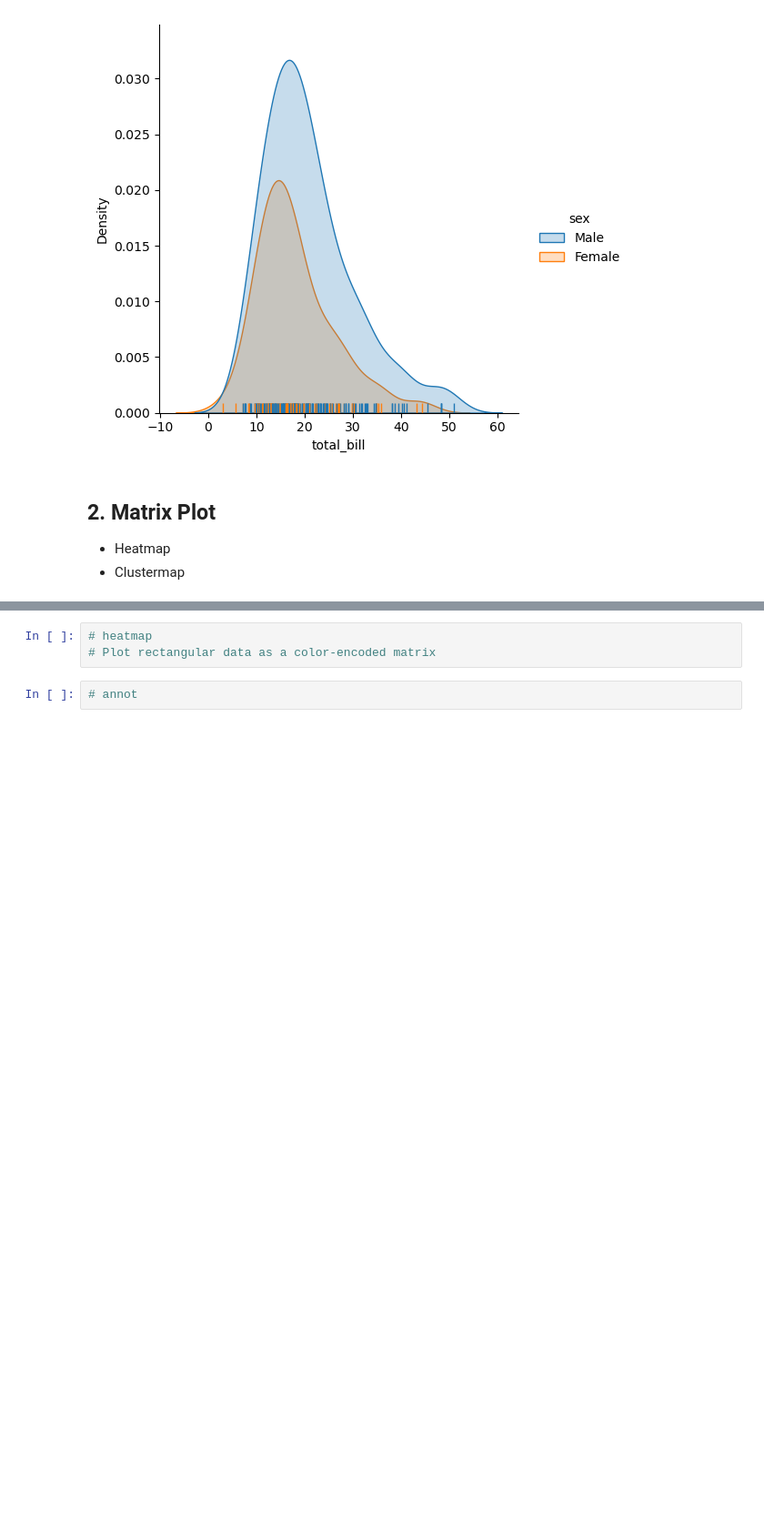
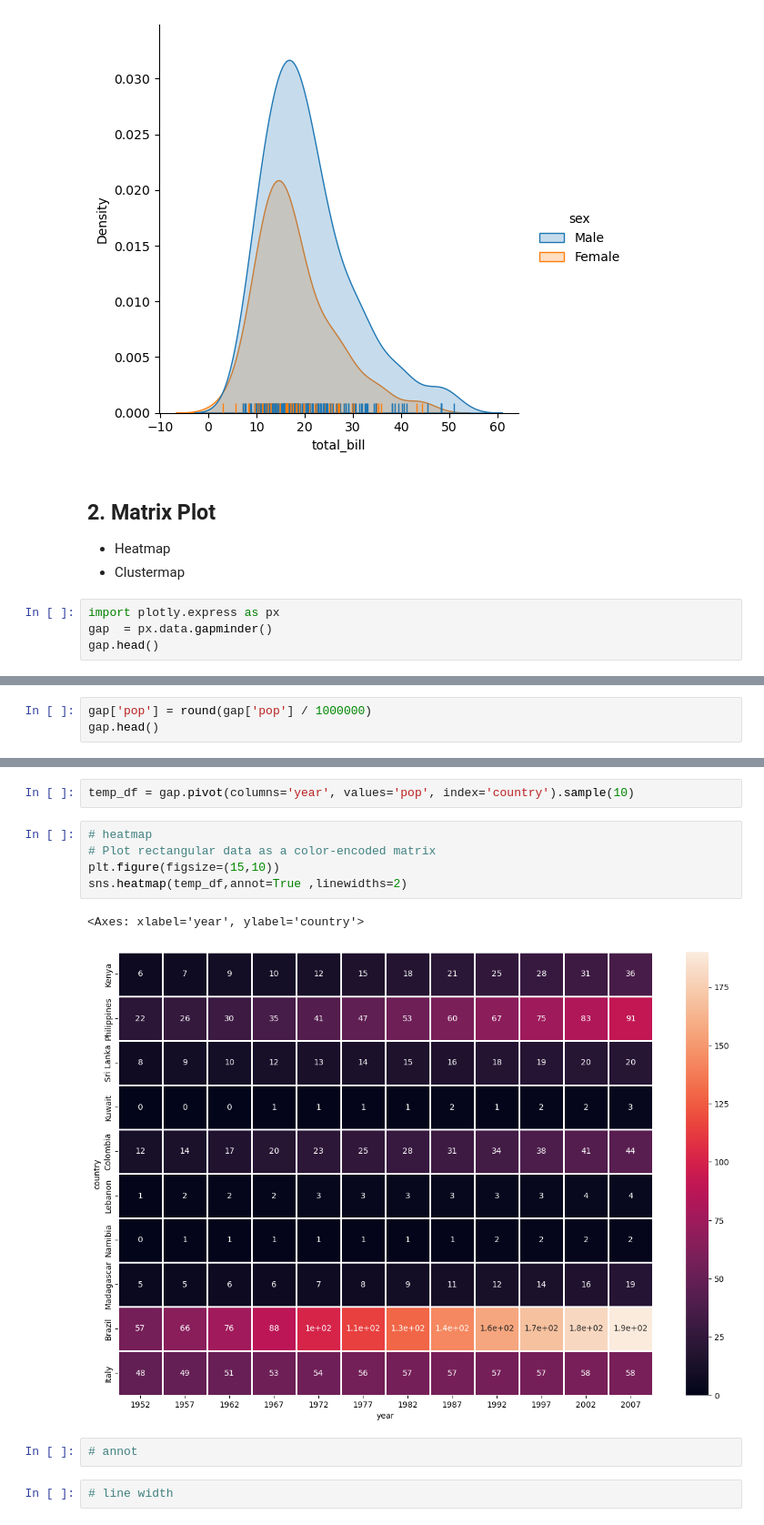
Before and after one commit to hirenkanzariya01/Data-visualization-, a Jupyter notebook: seaborn.ipynb, the cells around one changed output, grey strips where cells are left out. Shown at 91% size. Drawn from its saved outputs; the diff is of its cells as text; blank space fills up the shorter version.

```diff
--- a/seaborn.ipynb
+++ b/seaborn.ipynb
@@ -143,3 +143,7 @@ sns.displot(data=tips, rug=True, x ='total_bill', kind='kde', hue='sex', fill=Tr
 ## 2. Matrix Plot
 - Heatmap
 - Clustermap
+# %%
+import plotly.express as px
+gap  = px.data.gapminder()
+gap.head()
@@ -145,0 +157,3 @@ sns.displot(data=tips, rug=True, x ='total_bill', kind='kde', hue='sex', fill=Tr
+# %%
+gap['pop'] = round(gap['pop'] / 1000000)
+gap.head()
@@ -146,5 +167,14 @@ sns.displot(data=tips, rug=True, x ='total_bill', kind='kde', hue='sex', fill=Tr
+# %%
+temp_df = gap.pivot(columns='year', values='pop', index='country').sample(10)
 # %%
 # heatmap
 # Plot rectangular data as a color-encoded matrix
+plt.figure(figsize=(15,10))
+sns.heatmap(temp_df,annot=True ,linewidths=2)
+# %% [output]
+<Axes: xlabel='year', ylabel='country'>
+[figure, added]
-# %%
-# annot
+# %%
+# annot
+# %%
+# line width
```
Also changed, not shown: parts of 11 cells of this notebook.
